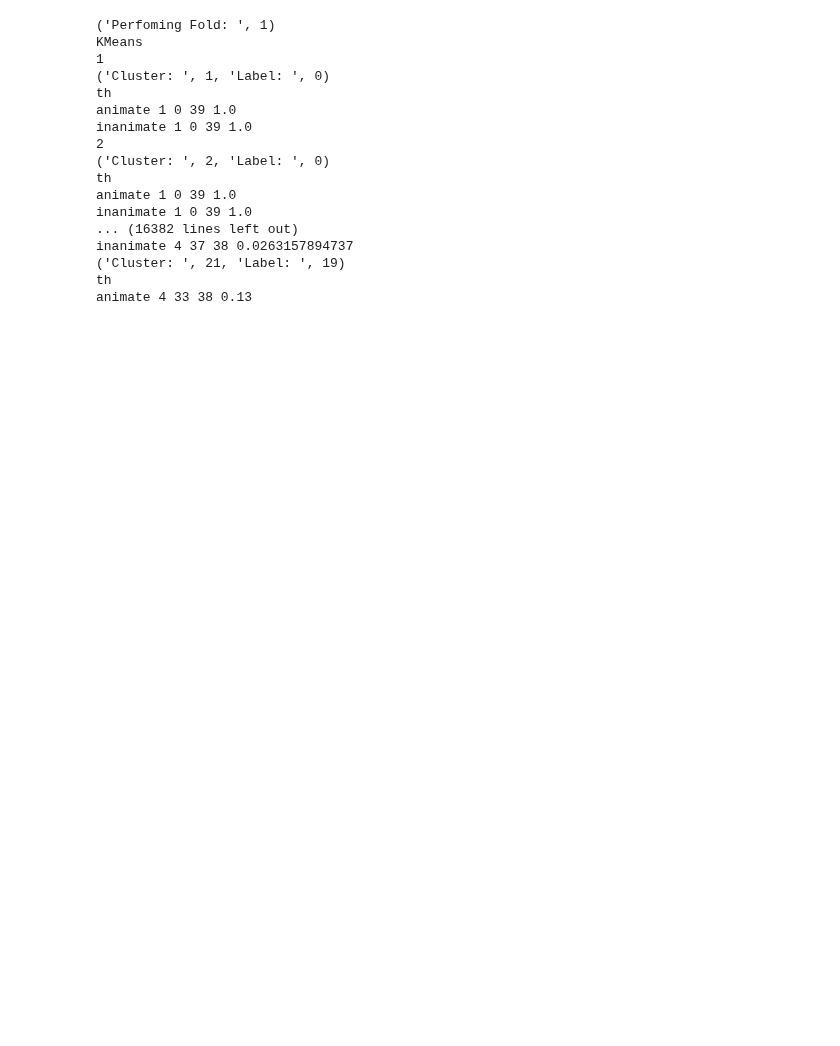
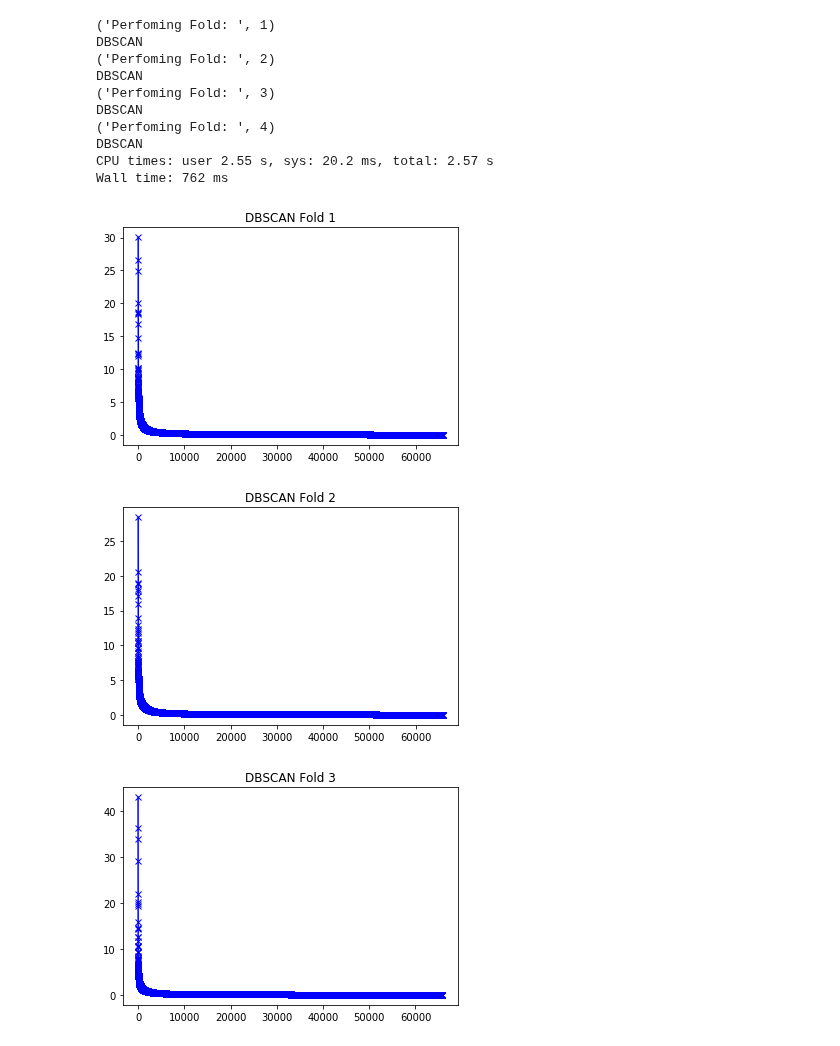
Before and after one commit to SNaGLab/Cognitive-Parcellation, a Jupyter notebook: code/models/alexnet_step_1.ipynb, the cells around one changed output. Saved outputs shown, nothing was run; the diff lists cells and outputs as text; code cells hidden in the pictures; blank space fills up the shorter version.

```diff
--- a/code/models/alexnet_step_1.ipynb
+++ b/code/models/alexnet_step_1.ipynb
@@ -381,7 +383,6 @@ X = np.column_stack((X_fold,y_fold))
 X = np.float32(X)
 
 kmeans = MiniBatchKMeans(n_clusters=65827,
-                         random_state=0,
                          batch_size=6,
                          max_iter=10).fit(X)
 kmeans.cluster_centers_
@@ -550,10 +548,10 @@ for i in range(k):
 
         print j
 
-        clf = KMeans(n_clusters=j, random_state=143)
+        clf = KMeans(n_clusters=j)
         #clf =  AgglomerativeClustering(n_clusters=j, linkage='ward')
         #clf = Birch(branching_factor=50, n_clusters=j, threshold=0.5,compute_labels=True)
-        #clf = GaussianMixture(n_components=j, covariance_type='full',random_state=143)
+        #clf = GaussianMixture(n_components=j, covariance_type='full')
         y_pred = clf.fit_predict(X_new)
         #print clf.cluster_centers_
 
@@ -618,24 +616,6 @@ for i in range(k):
     result[fold] = clf_result
     fold += 1
 #}
-# %% [output]
-('Perfoming Fold: ', 1)
-KMeans
-1
-('Cluster: ', 1, 'Label: ', 0)
-th
-animate 1 0 39 1.0
-inanimate 1 0 39 1.0
-2
-('Cluster: ', 2, 'Label: ', 0)
-th
-animate 1 0 39 1.0
-inanimate 1 0 39 1.0
-... (16382 lines left out)
-inanimate 4 37 38 0.0263157894737
-('Cluster: ', 21, 'Label: ', 19)
-th
-animate 4 33 38 0.13
 # %%
 %%time
 #Version 1 - Reading pkl files from step 0 and clustering it{
@@ -666,7 +646,6 @@ for i in range(k):
         #65827
         X = np.column_stack((X_fold,y_fold))
         kmeans = MiniBatchKMeans(n_clusters=10, #Change This
-                                 random_state=0,
                                  batch_size=6,
                                  max_iter=10).fit(X)
         #print kmeans.cluster_centers_
@@ -707,30 +686,44 @@ for i in range(k):
 for i in range(len(indices)):
     clf_result[i] =float(clf_result[i]) / 4.
 dstances = clf_result.values()
 dstances = np.sort(distances, axis=0)[::-1]
 
 plt.figure(fold)
 plt.plot(range(len(dstances)), dstances,'bx-')
 plt.title(str(method)+' average scree plot ')
 
 '''
 
 print('y = [')
 for i in range(len(dstances)):
     if i== len(dstances) -1:
         print dstances[i],']'
     else:
         print dstances[i],','
 
 #Works Only with Python 3
 
 import matplotlib
 %matplotlib inline
 from kneed import KneeLocator
 y = [39.48572377,29.85299989 , 9.48860291 , 6.87495423 , 6.61210015 , 5.04854712 ,4.69691816,  3.80722248,  3.74839207 , 3.74839207]
 kn = KneeLocator(range(len(y)), y, S=1.0, curve='convex', direction='decreasing')
 print kn.knee
 
 kn.plot_knee()
 '''
 #}
+# %% [output]
+('Perfoming Fold: ', 1)
+DBSCAN
+('Perfoming Fold: ', 2)
+DBSCAN
+('Perfoming Fold: ', 3)
+DBSCAN
+('Perfoming Fold: ', 4)
+DBSCAN
+CPU times: user 2.55 s, sys: 20.2 ms, total: 2.57 s
+Wall time: 762 ms
+[figure, added]
+[figure, added]
+[figure, added]
```
Also changed, not shown: parts of 16 cells of this notebook, 49 other files.
